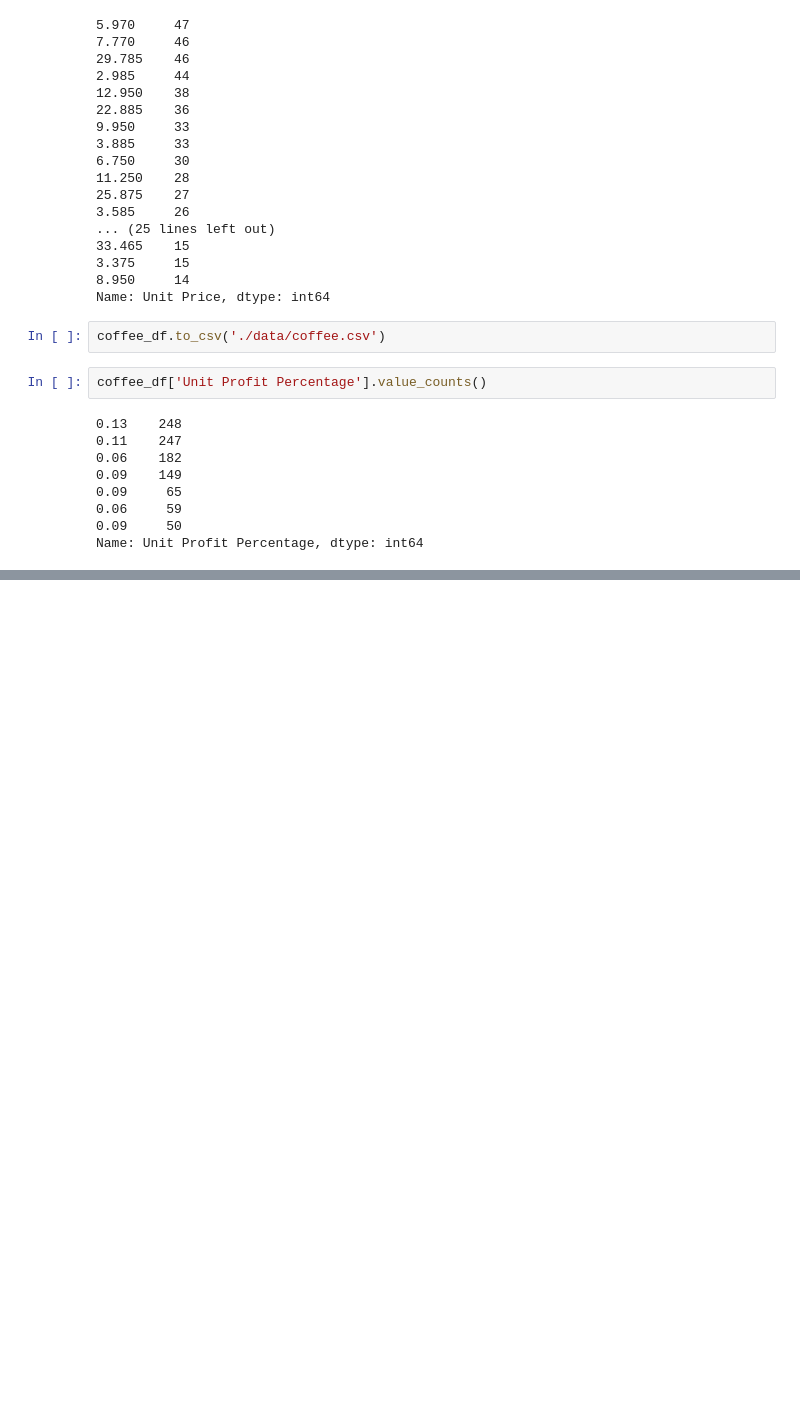
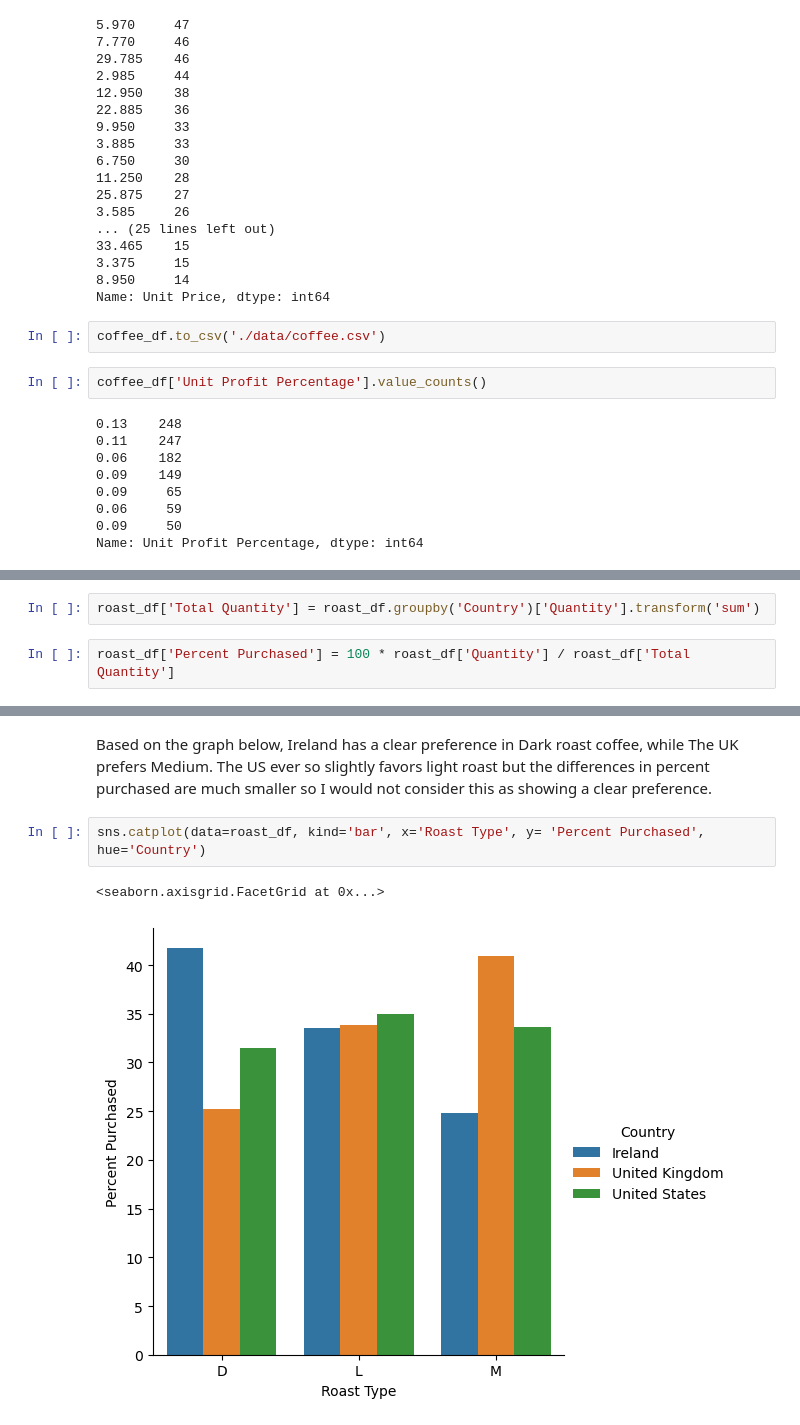
Before and after one commit to m-romanski/Coffee-Beans-Sales, a Jupyter notebook: Coffee/EDA.ipynb, the cells around one changed output, grey strips where cells are left out. Drawn from its saved outputs; the diff is of its cells as text; blank space fills up the shorter version.

```diff
--- a/Coffee/EDA.ipynb
+++ b/Coffee/EDA.ipynb
@@ -390,0 +406,4 @@ Name: Unit Profit Percentage, dtype: int64
+# %%
+roast_df['Total Quantity'] = roast_df.groupby('Country')['Quantity'].transform('sum')
+# %%
+roast_df['Percent Purchased'] = 100 * roast_df['Quantity'] / roast_df['Total Quantity']
@@ -390,0 +423,7 @@ Name: Unit Profit Percentage, dtype: int64
+# %% [markdown]
+Based on the graph below, Ireland has a clear preference in Dark roast coffee, while The UK prefers Medium. The US ever so slightly favors light roast but the differences in percent purchased are much smaller so I would not consider this as showing a clear preference.
+# %%
+sns.catplot(data=roast_df, kind='bar', x='Roast Type', y= 'Percent Purchased', hue='Country')
+# %% [output]
+<seaborn.axisgrid.FacetGrid at 0x...>
+[figure, added]
```
Also changed, not shown: parts of 5 cells of this notebook, 1 other file.
